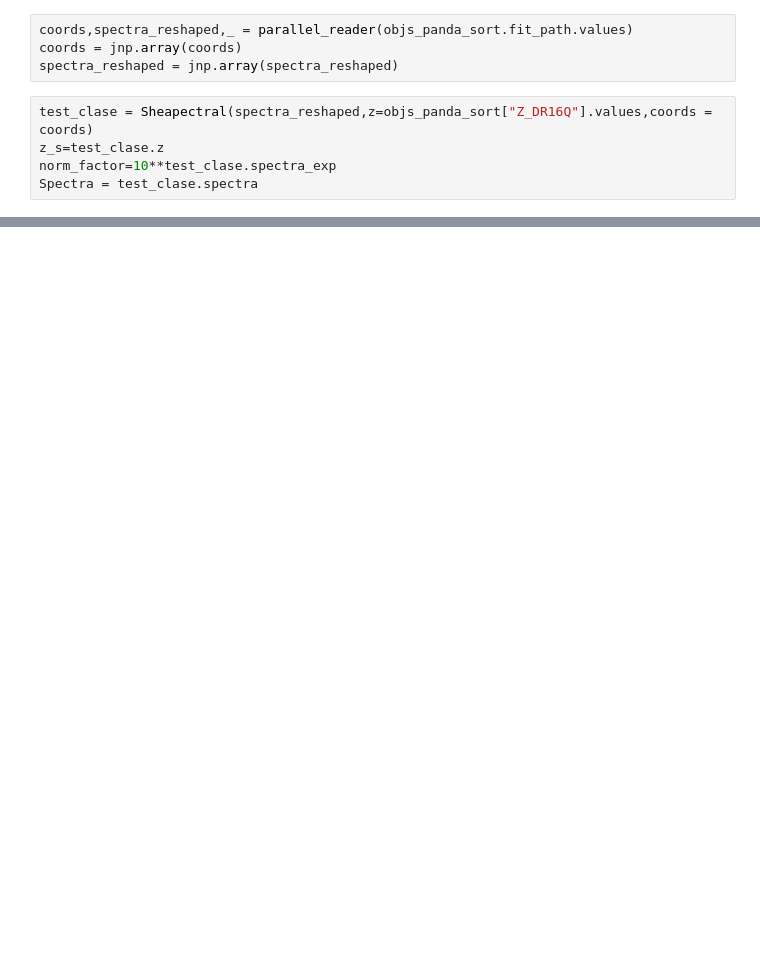
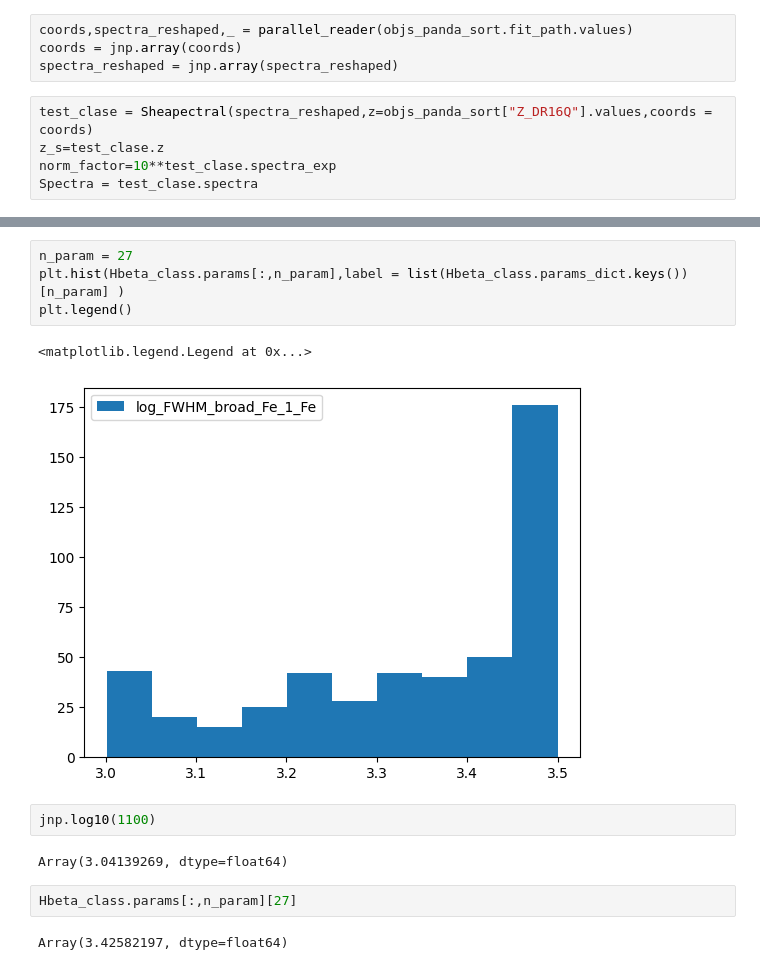
Before and after one commit to felavila/sheap, a Jupyter notebook: notebooks/building_complex_regions.ipynb, the cells around one changed output, grey strips where cells are left out. Saved outputs shown, nothing was run; the diff lists cells and outputs as text; blank space fills up the shorter version.

```diff
--- a/notebooks/building_complex_regions.ipynb
+++ b/notebooks/building_complex_regions.ipynb
@@ -109,0 +115,15 @@ Hbeta_class.params_dict
+# %%
+n_param = 27
+plt.hist(Hbeta_class.params[:,n_param],label = list(Hbeta_class.params_dict.keys())[n_param] )
+plt.legend()
+# %% [output]
+<matplotlib.legend.Legend at 0x...>
+[figure, added]
+# %%
+jnp.log10(1100)
+# %% [output]
+Array(3.04139269, dtype=float64)
+# %%
+Hbeta_class.params[:,n_param][27]
+# %% [output]
+Array(3.42582197, dtype=float64)
```
Also changed, not shown: parts of 24 cells of this notebook, 7 other files.
